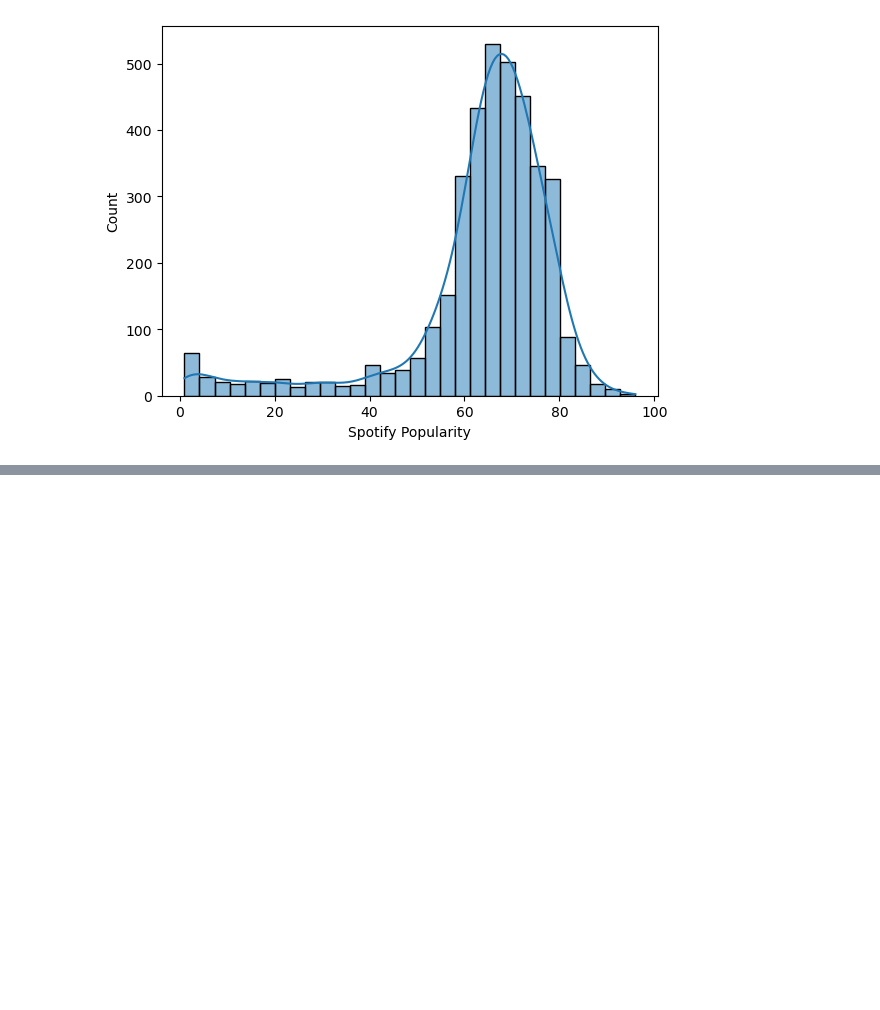
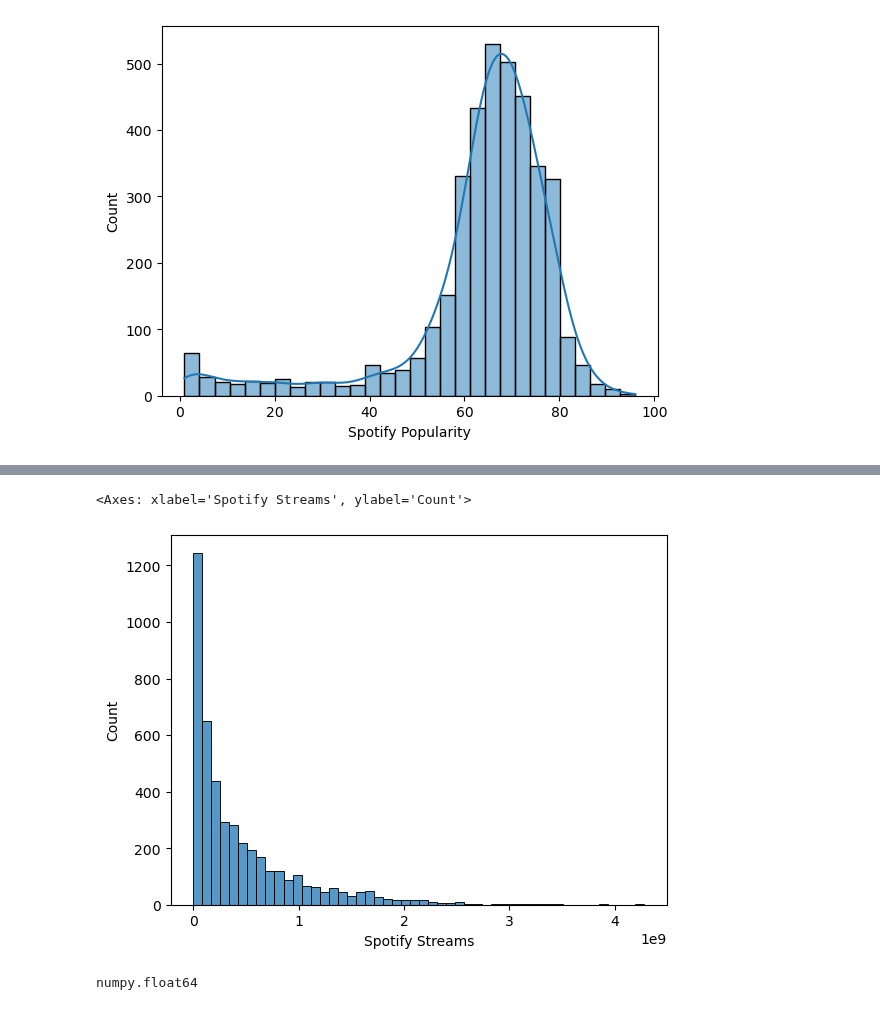
Before and after one commit to whoshilo/AI, a Jupyter notebook: Semester 1/Spotify/Spotify2024.ipynb, the cells around one changed output, grey strips where cells are left out. Cells and saved outputs as stored; diff of their text form; code cells hidden in the pictures; blank space fills up the shorter version.

```diff
--- a/Semester 1/Spotify/Spotify2024.ipynb
+++ b/Semester 1/Spotify/Spotify2024.ipynb
@@ -121,0 +163,11 @@ sns.histplot(df['YouTube Views'], bins=1000, kde=False)
+# %%
+sns.histplot(data=df, x='Spotify Streams', bins=50)
+# %% [output]
+<Axes: xlabel='Spotify Streams', ylabel='Count'>
+[figure, added]
+# %%
+df["Shazam Counts"] = df["Shazam Counts"].str.replace(',', '')
+df["Shazam Counts"] = pd.to_numeric(df["Shazam Counts"], errors="coerce")
+type(df.loc[0]["Shazam Counts"])
+# %% [output]
+numpy.float64
```
Also changed, not shown: parts of 8 cells of this notebook, 2 other files.
